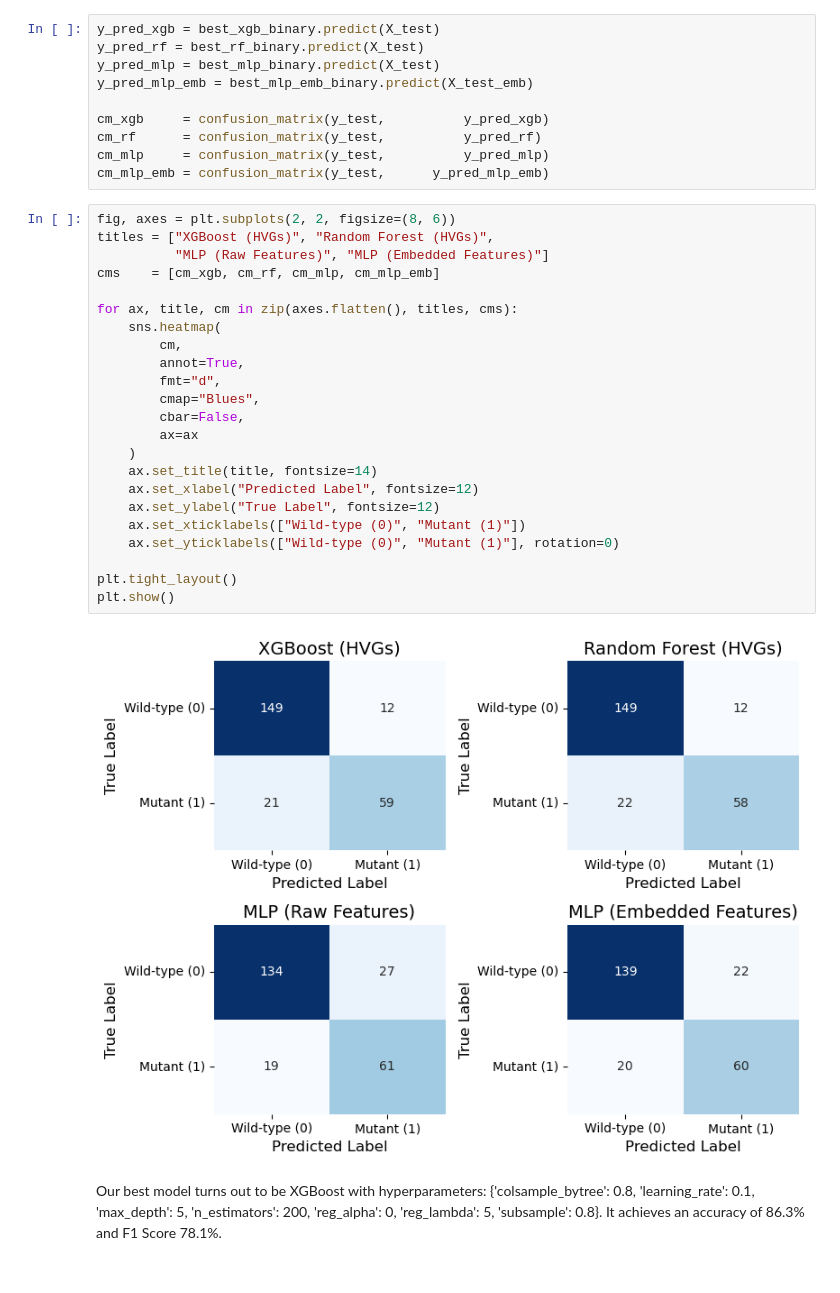
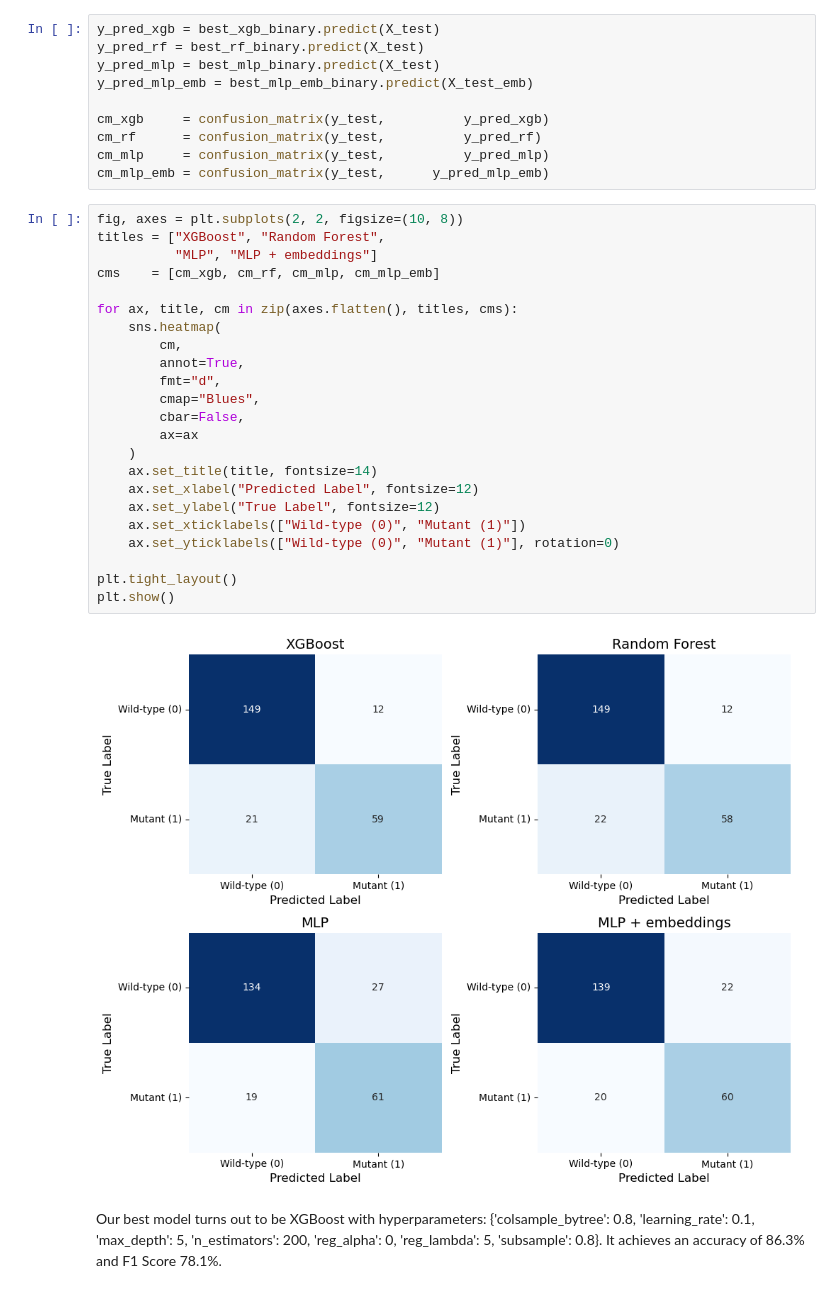
Before and after one commit to MichelangeloNardi/AILAB, a Jupyter notebook: delivery/TCGA_classifier2.ipynb, the cells around one changed output. Saved outputs shown, nothing was run; the diff lists cells and outputs as text.

```diff
--- a/delivery/TCGA_classifier2.ipynb
+++ b/delivery/TCGA_classifier2.ipynb
@@ -318,30 +327,30 @@ cm_rf      = confusion_matrix(y_test,          y_pred_rf)
 cm_mlp     = confusion_matrix(y_test,          y_pred_mlp)
 cm_mlp_emb = confusion_matrix(y_test,      y_pred_mlp_emb)
 # %%
-fig, axes = plt.subplots(2, 2, figsize=(8, 6))
-titles = ["XGBoost (HVGs)", "Random Forest (HVGs)",
-          "MLP (Raw Features)", "MLP (Embedded Features)"]
+fig, axes = plt.subplots(2, 2, figsize=(10, 8))
+titles = ["XGBoost", "Random Forest",
+          "MLP", "MLP + embeddings"]
 cms    = [cm_xgb, cm_rf, cm_mlp, cm_mlp_emb]
 
 for ax, title, cm in zip(axes.flatten(), titles, cms):
     sns.heatmap(
         cm,
         annot=True,
         fmt="d",
         cmap="Blues",
         cbar=False,
         ax=ax
     )
     ax.set_title(title, fontsize=14)
     ax.set_xlabel("Predicted Label", fontsize=12)
     ax.set_ylabel("True Label", fontsize=12)
     ax.set_xticklabels(["Wild-type (0)", "Mutant (1)"])
     ax.set_yticklabels(["Wild-type (0)", "Mutant (1)"], rotation=0)
 
 plt.tight_layout()
 plt.show()
 # %% [output]
-[figure, old version]
+[figure, new version]
 # %% [markdown]
 Our best model turns out to be XGBoost with hyperparameters: {'colsample_bytree': 0.8, 'learning_rate': 0.1, 'max_depth': 5, 'n_estimators': 200, 'reg_alpha': 0, 'reg_lambda': 5, 'subsample': 0.8}.
 It achieves an accuracy of 86.3% and F1 Score 78.1%.
```
Also changed, not shown: parts of 13 cells of this notebook.
